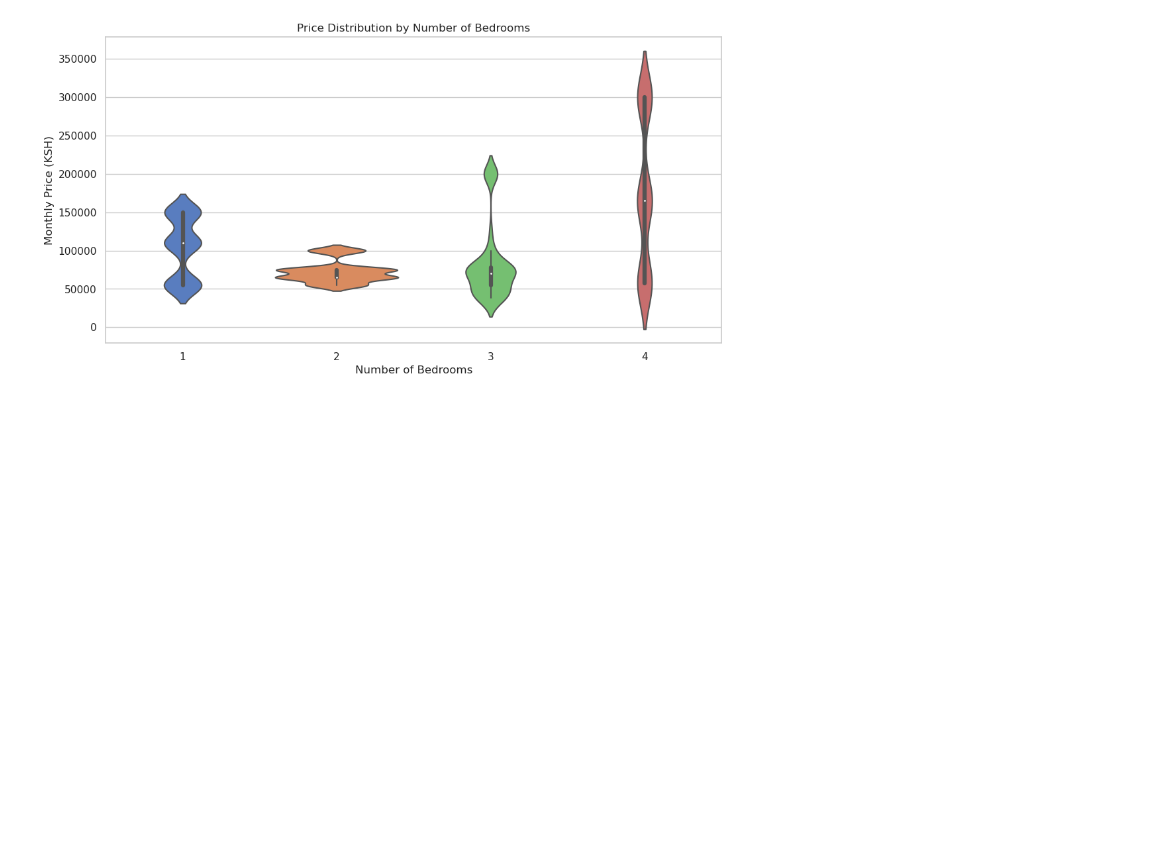
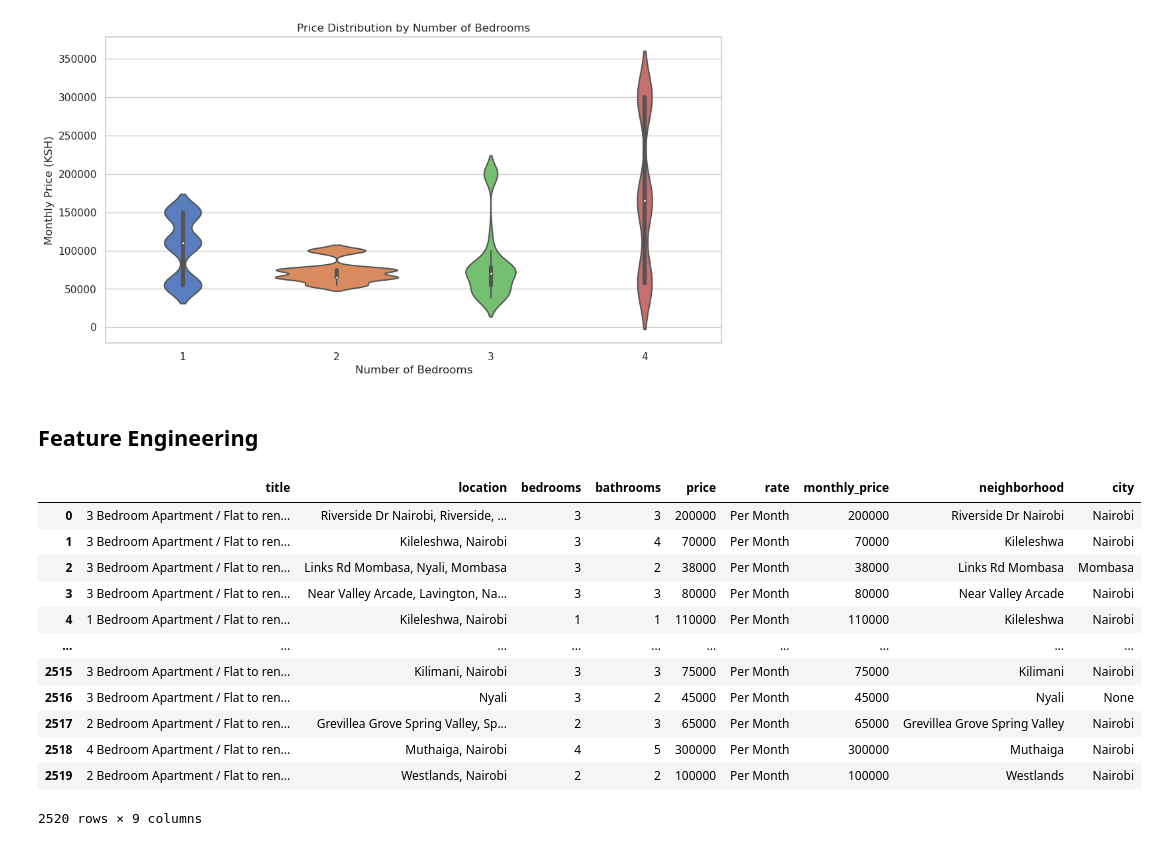
Before and after one commit to franchiseBoyz/KenyaHousingAnalysis, a Jupyter notebook: notebook.ipynb, the cells around one changed output. Saved outputs shown, nothing was run; the diff lists cells and outputs as text; code cells hidden in the pictures; blank space fills up the shorter version.

Commit message:
Complete Feature Engineering

```diff
--- a/notebook.ipynb
+++ b/notebook.ipynb
@@ -225,3 +225,5 @@ plt.ylabel('Monthly Price (KSH)')
 plt.show()
 # %% [output]
 [figure]
+# %% [markdown]
+## Feature Engineering
@@ -227,0 +251,16 @@ plt.show()
+# %%
+df
+# %% [output]
+|  | title | location | bedrooms | bathrooms | price | rate | monthly_price | neighborhood | city |
+| 0 | 3 Bedroom Apartment / Flat to ren... | Riverside Dr Nairobi, Riverside, ... | 3 | 3 | 200000 | Per Month | 200000 | Riverside Dr Nairobi | Nairobi |
+| 1 | 3 Bedroom Apartment / Flat to ren... | Kileleshwa, Nairobi | 3 | 4 | 70000 | Per Month | 70000 | Kileleshwa | Nairobi |
+| 2 | 3 Bedroom Apartment / Flat to ren... | Links Rd Mombasa, Nyali, Mombasa | 3 | 2 | 38000 | Per Month | 38000 | Links Rd Mombasa | Mombasa |
+| 3 | 3 Bedroom Apartment / Flat to ren... | Near Valley Arcade, Lavington, Na... | 3 | 3 | 80000 | Per Month | 80000 | Near Valley Arcade | Nairobi |
+| 4 | 1 Bedroom Apartment / Flat to ren... | Kileleshwa, Nairobi | 1 | 1 | 110000 | Per Month | 110000 | Kileleshwa | Nairobi |
+| ... | ... | ... | ... | ... | ... | ... | ... | ... | ... |
+| 2515 | 3 Bedroom Apartment / Flat to ren... | Kilimani, Nairobi | 3 | 3 | 75000 | Per Month | 75000 | Kilimani | Nairobi |
+| 2516 | 3 Bedroom Apartment / Flat to ren... | Nyali | 3 | 2 | 45000 | Per Month | 45000 | Nyali | None |
+| 2517 | 2 Bedroom Apartment / Flat to ren... | Grevillea Grove Spring Valley, Sp... | 2 | 3 | 65000 | Per Month | 65000 | Grevillea Grove Spring Valley | Nairobi |
+| 2518 | 4 Bedroom Apartment / Flat to ren... | Muthaiga, Nairobi | 4 | 5 | 300000 | Per Month | 300000 | Muthaiga | Nairobi |
+| 2519 | 2 Bedroom Apartment / Flat to ren... | Westlands, Nairobi | 2 | 2 | 100000 | Per Month | 100000 | Westlands | Nairobi |
+2520 rows × 9 columns
```
Also changed, not shown: parts of 4 cells of this notebook.
